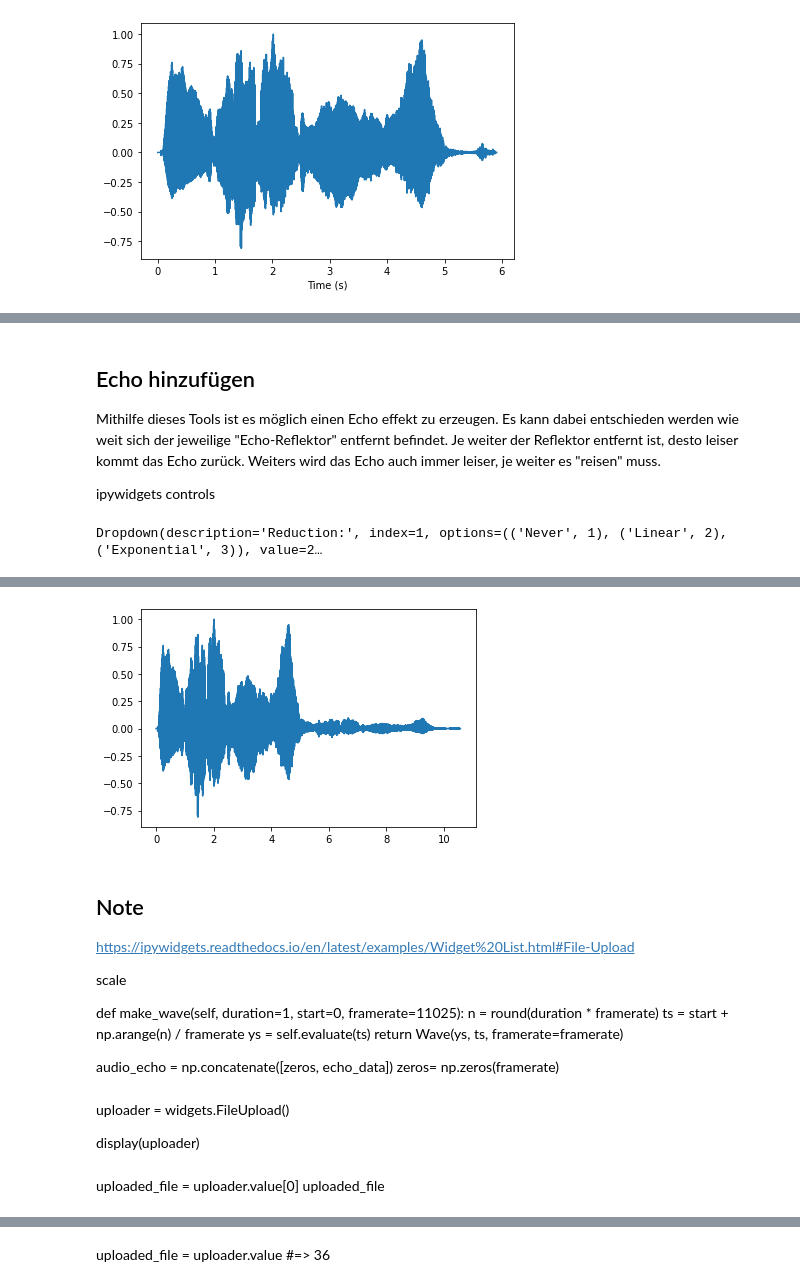
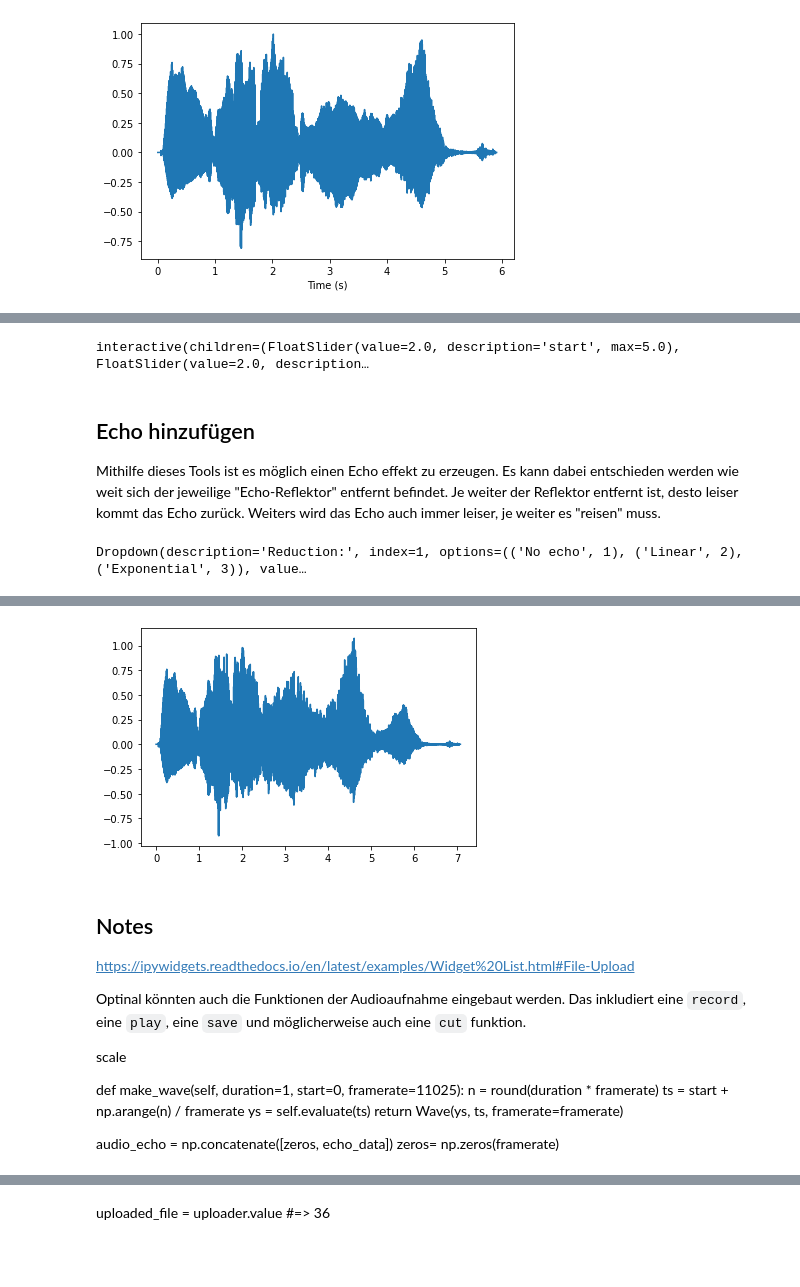
Before and after one commit to Elioxx/echo, a Jupyter notebook: Audioprojekt.ipynb, the cells around one changed output, grey strips where cells are left out. Cells and saved outputs as stored; diff of their text form; code cells hidden in the pictures; blank space fills up the shorter version.

```diff
--- a/Audioprojekt.ipynb
+++ b/Audioprojekt.ipynb
@@ -55,3 +66,9 @@ def filter_wave(wave, start, duration, cutoff, cutoff_high):
+# %%
+wave = read_wave(audio_file)
+interact(filter_wave, wave=fixed(wave),
+         start=(0, 5, 0.1), duration=(0, 5, 0.1), highpass=(0, 10000, 1000), lowpass=(0, 10000, 1000));
+# %% [output]
+interactive(children=(FloatSlider(value=2.0, description='start', max=5.0), FloatSlider(value=2.0, description…
 # %%
 import numpy as np
 # %%
@@ -64,8 +81,6 @@ from math import floor
 Mithilfe dieses Tools ist es möglich einen Echo effekt zu erzeugen.
 Es kann dabei entschieden werden wie weit sich der jeweilige "Echo-Reflektor" entfernt befindet.
 Je weiter der Reflektor entfernt ist, desto leiser kommt das Echo zurück. Weiters wird das Echo auch immer leiser, je weiter es "reisen" muss.
-
-ipywidgets controls
 # %%
 def add_echo(wave, distance, echo_decay,):
 
@@ -84,47 +99,45 @@ def add_echo(wave, distance, echo_decay,):
         audio_echo = np.concatenate([zeros, echo_data]) # verzögertes Audiosignal
         audio_out = np.concatenate([echo_data, zeros]) # orignal + Leerzeit für Echo
 
-        # test = np.copy(audio_out)
-        # test = np.ones(audio_out.size) / 10
-        # test
-        # audio_echo = np.multiply(wave.ys, test)
-
         #delay
         if echo_decay == 1:
-            faktor = 0;
+            factor = 0;
         elif echo_decay == 2:
-            faktor = max(1-time_delay*0.5, 0)
+            factor = max(1-time_delay*0.5, 0)
         elif echo_decay == 3:
-            faktor = exp(-time_delay*0.5)
+            factor = exp(-time_delay*0.5)
         else:
             print("Wrong Value!")
             return
 
-        wave.ys = audio_out + (audio_echo * faktor) # addieren
-        wave.ts = np.arange(0, wave.ts[-1] + (time_delay), 1/48000) # np.arange(start, end, step)
+        wave.ys = audio_out + (audio_echo * factor) # addieren
+        wave.ts = np.arange(0, wave.ts[-1] + (time_delay), 1/framerate) # np.arange(start, end, step)
 
         wave.plot()
         display(wave.make_audio())
         return
 # %%
 echo_decay = widgets.Dropdown(
-            options=[('Never', 1), ('Linear', 2), ('Exponential', 3)],
+            options=[('No echo', 1), ('Linear', 2), ('Exponential', 3)],
             value=2,
             description='Reduction:',
         )
 echo_decay
 # %% [output]
-Dropdown(description='Reduction:', index=1, options=(('Never', 1), ('Linear', 2), ('Exponential', 3)), value=2…
+Dropdown(description='Reduction:', index=1, options=(('No echo', 1), ('Linear', 2), ('Exponential', 3)), value…
 # %%
 wave = read_wave(audio_file)
-add_echo(wave, 800, echo_decay.value)
+add_echo(wave, 200, echo_decay.value)
 # %% [output]
 [interactive output not drawn]
-[figure, old version]
+[figure, new version]
 # %% [markdown]
-## Note
+## Notes
 
 https://ipywidgets.readthedocs.io/en/latest/examples/Widget%20List.html#File-Upload
+
+
+Optinal könnten auch die Funktionen der Audioaufnahme eingebaut werden. Das inkludiert eine `record`, eine `play`, eine `save` und möglicherweise auch eine `cut` funktion.
 
 scale
 
@@ -136,10 +149,3 @@ def make_wave(self, duration=1, start=0, framerate=11025):
 
 audio_echo = np.concatenate([zeros, echo_data])
 zeros= np.zeros(framerate)
-# %% [markdown]
-uploader = widgets.FileUpload()
-
-display(uploader)
-# %% [markdown]
-uploaded_file = uploader.value[0]
-uploaded_file
```
Also changed, not shown: parts of 6 cells of this notebook.
